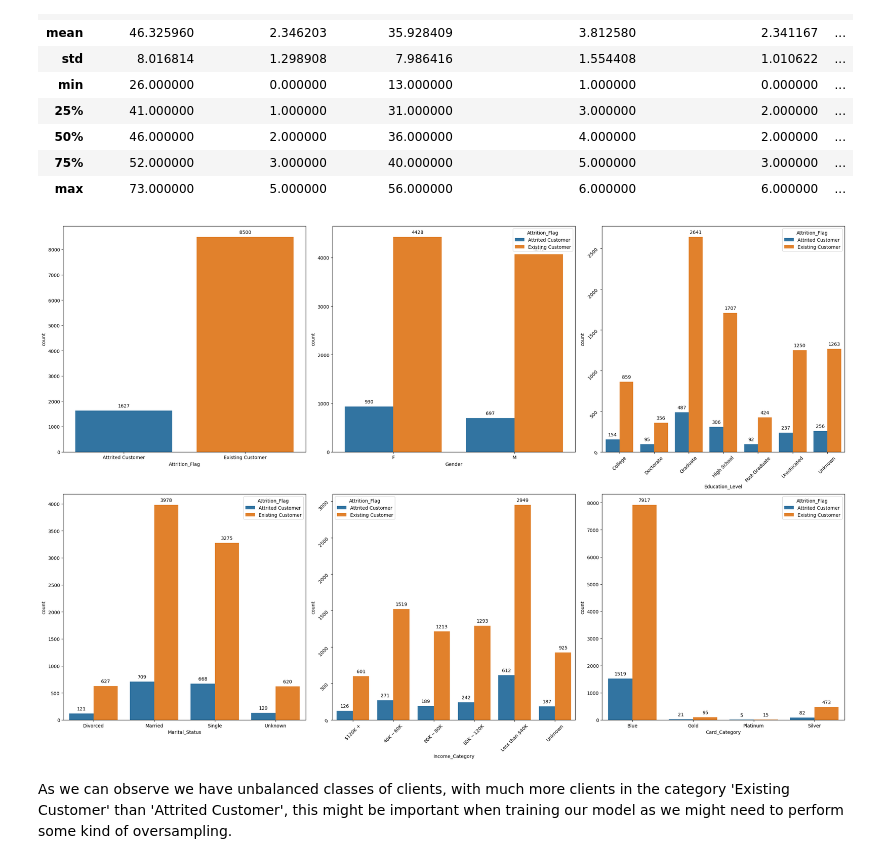
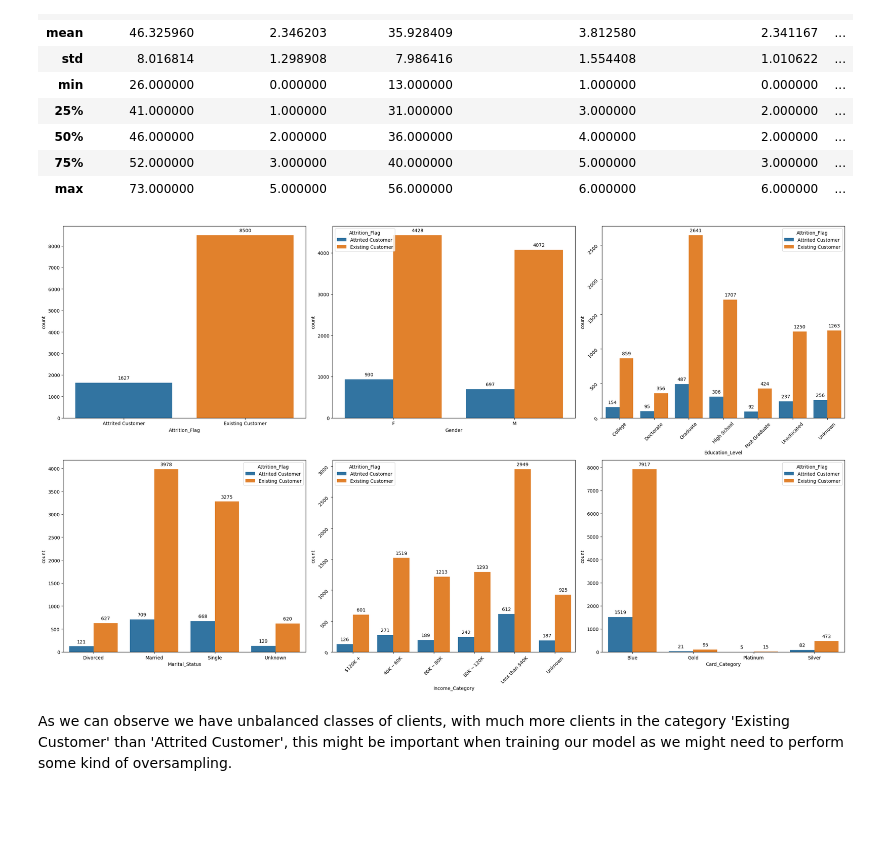
Before and after one commit to Drieger/ml-churn-classification, a Jupyter notebook: notebooks/analysis.ipynb, the cells around one changed output. Cells and saved outputs as stored; diff of their text form; code cells hidden in the pictures; blank space fills up the shorter version.

```diff
--- a/notebooks/analysis.ipynb
+++ b/notebooks/analysis.ipynb
@@ -245,15 +241,19 @@ rows = math.ceil(len(categorical_columns) / cols)
 # %%
-fig, axs = plt.subplots(rows, cols, figsize=(24, 8*rows))
+# Plot counts for every categorical column
+cols = 3
+rows = math.ceil(len(categorical_columns) / cols)
+
+fig, axs = plt.subplots(rows, cols, figsize=(24, 7*rows))
 
 for i, c in enumerate(categorical_columns):
     ax = sns.countplot(df, x=c, orient='v', ax=axs[i//cols][i%cols], hue='Attrition_Flag')
     ax.bar_label(ax.containers[0], padding=5)
     ax.bar_label(ax.containers[1], padding=5)
     if (len(df[c].value_counts()) > 4):
         ax.tick_params(labelrotation=45)
 plt.tight_layout()
 # %% [output]
-[figure, old version]
+[figure, new version]
 # %% [markdown]
 As we can observe we have unbalanced classes of clients, with much more clients in the category 'Existing Customer' than 'Attrited Customer', this might be important when training our model as we might need to perform some kind of oversampling.
 # %%
```
Also changed, not shown: parts of 4 cells of this notebook.
